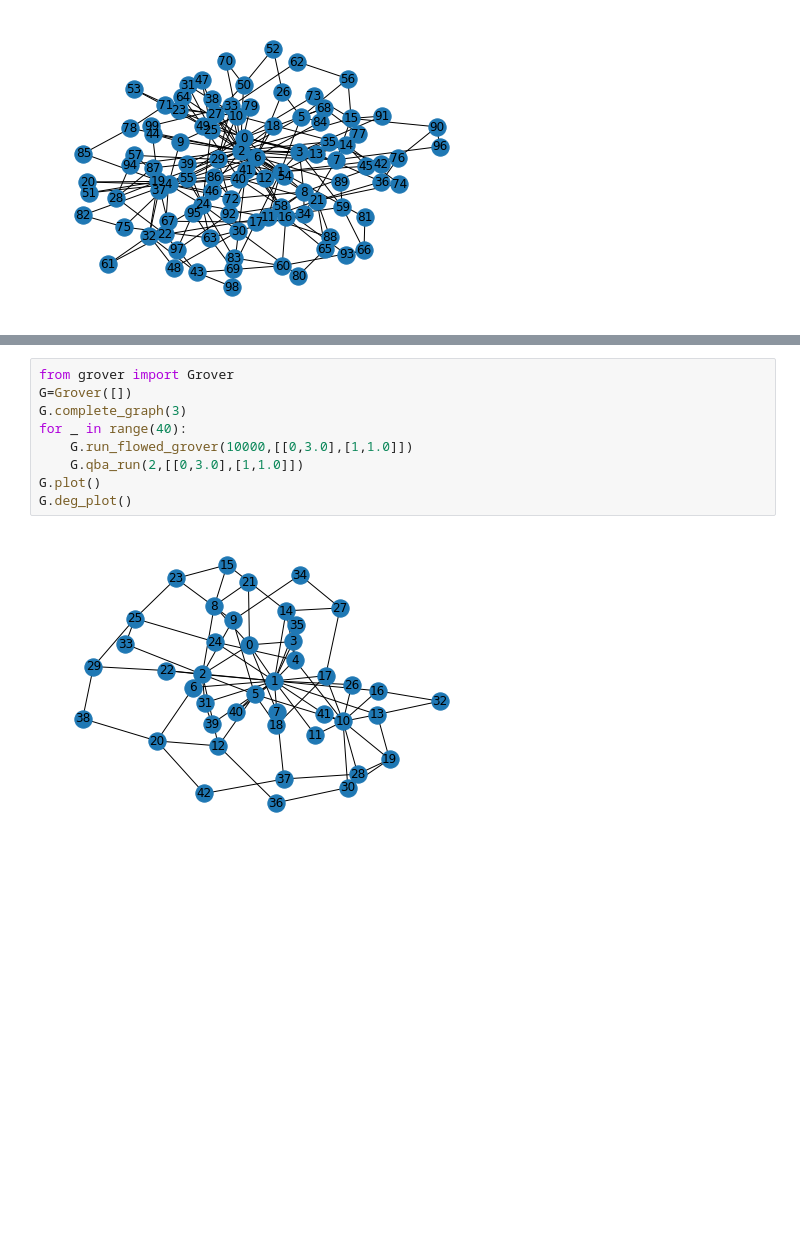
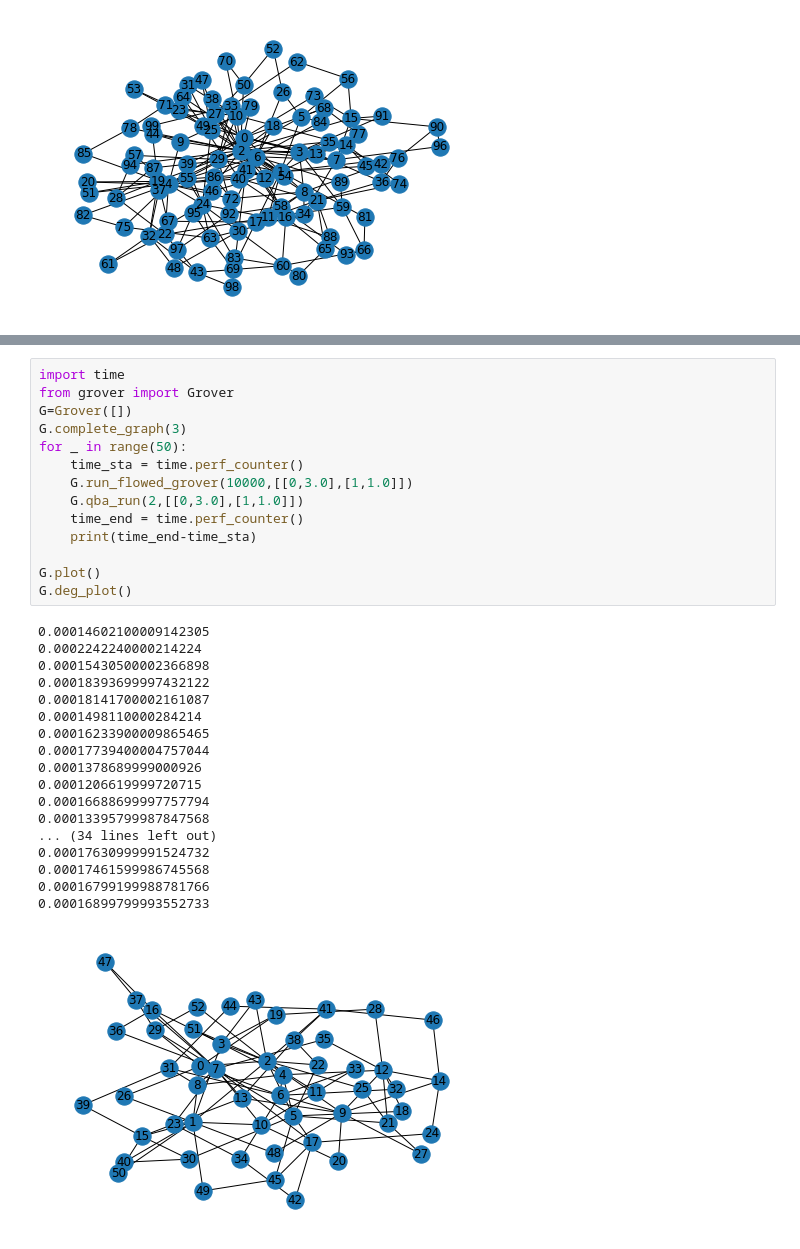
Before and after one commit to Tshou1219/qba, a Jupyter notebook: main.ipynb, the cells around one changed output, grey strips where cells are left out. Drawn from its saved outputs; the diff is of its cells as text; blank space fills up the shorter version.

```diff
--- a/main.ipynb
+++ b/main.ipynb
@@ -18,11 +15,33 @@ G.plot()
 # %%
+import time
 from grover import Grover
 G=Grover([])
 G.complete_graph(3)
-for _ in range(40):
+for _ in range(50):
+    time_sta = time.perf_counter()
     G.run_flowed_grover(10000,[[0,3.0],[1,1.0]])
     G.qba_run(2,[[0,3.0],[1,1.0]])
+    time_end = time.perf_counter()
+    print(time_end-time_sta)
+
 G.plot()
 G.deg_plot()
 # %% [output]
+0.00014602100009142305
+0.0002242240000214224
+0.00015430500002366898
+0.00018393699997432122
+0.00018141700002161087
+0.0001498110000284214
+0.00016233900009865465
+0.00017739400004757044
+0.0001378689999000926
+0.0001206619999720715
+0.00016688699997757794
+0.00013395799987847568
+... (34 lines left out)
+0.00017630999991524732
+0.00017461599986745568
+0.00016799199988781766
+0.00016899799993552733
-[figure, old version]
+[figure, new version]
```
Also changed, not shown: parts of 2 cells of this notebook, 2 other files.
